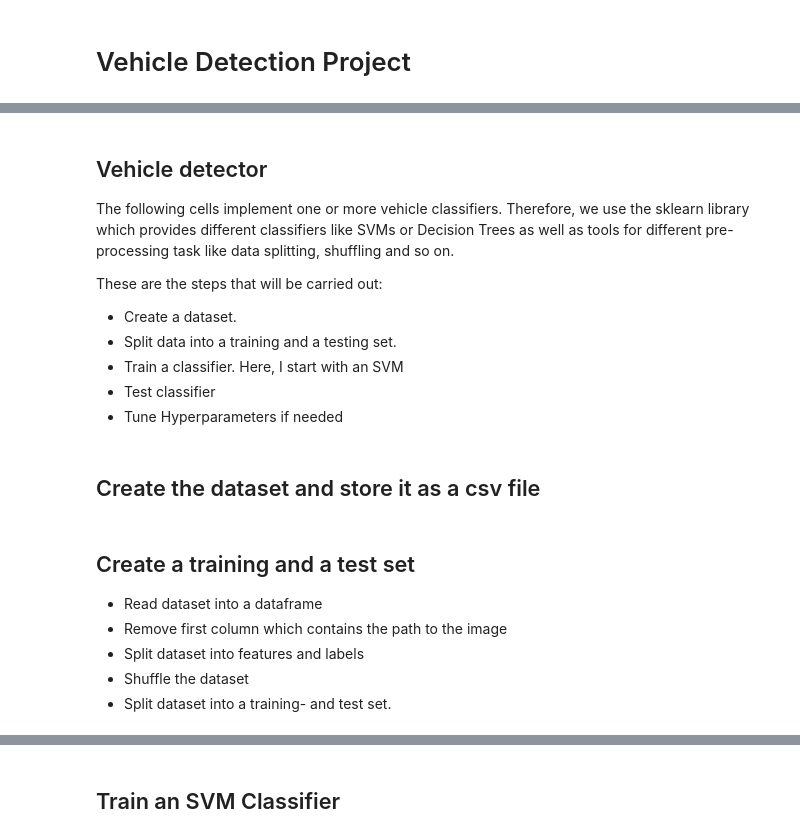
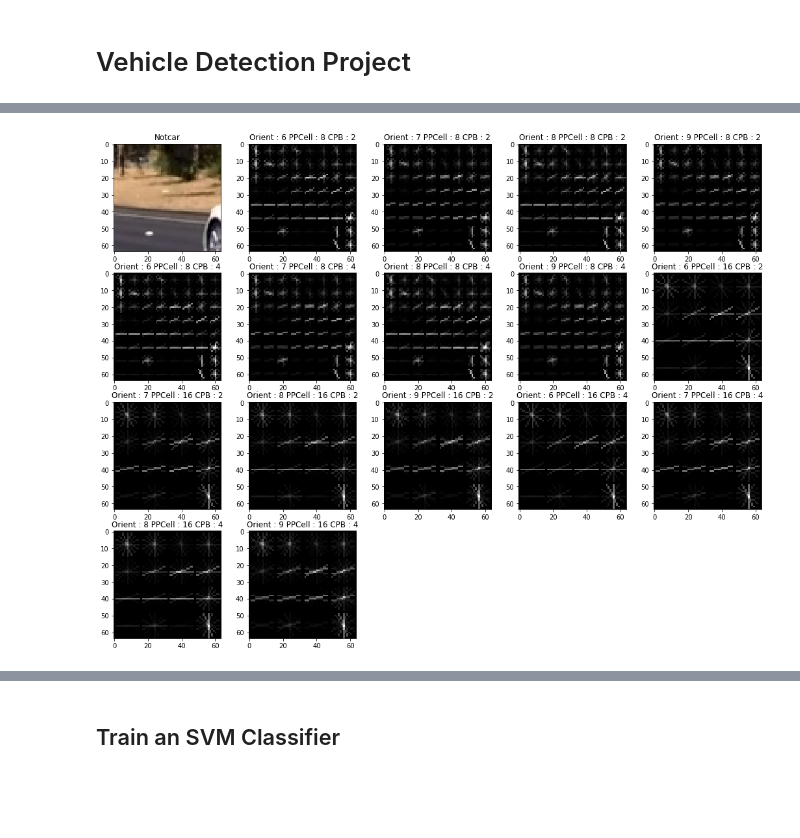
Before and after one commit to rudi77/sdc, a Jupyter notebook: project5/exploration.ipynb, the cells around one changed output, grey strips where cells are left out. Saved outputs shown, nothing was run; the diff lists cells and outputs as text; code cells hidden in the pictures; blank space fills up the shorter version.

Commit message:
updated code. this is the first working solution now

```diff
--- a/project5/exploration.ipynb
+++ b/project5/exploration.ipynb
@@ -95,12 +105,0 @@ for hog_image in hog_images:
-# %% [markdown]
-## Vehicle detector
-The following cells implement one or more vehicle classifiers. Therefore, we use the sklearn library which provides different classifiers like SVMs or Decision Trees as well as tools for different pre-processing task like data splitting, shuffling and so on.
-
-These are the steps that will be carried out:
-- Create a dataset.
-- Split data into a training and a testing set.
-- Train a classifier. Here, I start with an SVM
-- Test classifier
-- Tune Hyperparameters if needed
-# %% [markdown]
-## Create the dataset and store it as a csv file
@@ -184,7 +105,0 @@ df.head(5)
-# %% [markdown]
-## Create a training and a test set
-- Read dataset into a dataframe
-- Remove first column which contains the path to the image
-- Split dataset into features and labels
-- Shuffle the dataset
-- Split dataset into a training- and test set.
@@ -196,0 +106,36 @@ len(dataset.columns)
+# %%
+orient = 6
+
+hog_images = []
+hog_features = []
+img_gray = cv2.cvtColor(notcar_image, cv2.COLOR_RGB2GRAY)
+for pix_per_cell in [8,16]:
+    for cell_per_block in [2,4]:
+        for i in range(6,10,1):
+            orient = i
+            features, hog_image = hog(img_gray, orientations=orient, pixels_per_cell=(pix_per_cell, pix_per_cell), cells_per_block=(cell_per_block, cell_per_block), visualise=True, feature_vector=False)
+            hog_features.append(features)
+            hog_images.append([hog_image,(i,pix_per_cell,cell_per_block)])
+
+
+pos = 1
+#plt.rcParams['figure.figsize']
+fig = plt.figure(figsize=(18,14))
+plt.subplot(4,5,pos)
+plt.imshow(notcar_image)
+plt.title('Notcar')
+
+pos += 1
+orient = 6
+cnt_features = 0
+for hog_image in hog_images:
+    plt.subplot(4,5,pos)
+    plt.imshow(hog_image[0], cmap='gray')
+    plt.title('Orient : {} PPCell : {} CPB : {}'.format(hog_image[1][0], hog_image[1][1], hog_image[1][2]))
+
+    # unroll feature vector
+    # NOTE: feature can be directly unrolled by the hog() function. Set feature_vector=True
+    feature_vec = hog_features[cnt_features].ravel()
+    pos += 1
+    cnt_features += 1
+# %% [output]
@@ -196,0 +144 @@ len(dataset.columns)
+[figure, added]
```
Also changed, not shown: parts of 36 cells of this notebook, 3 other files.
